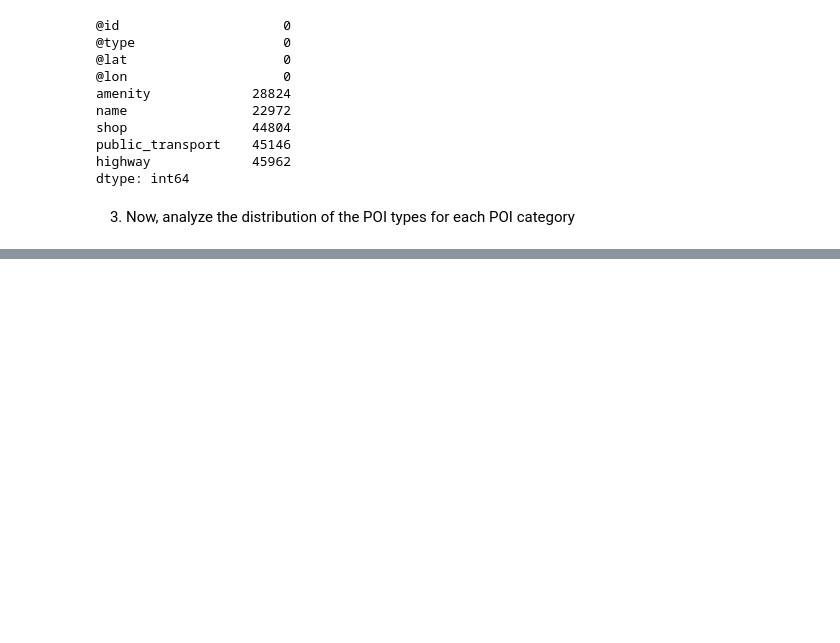
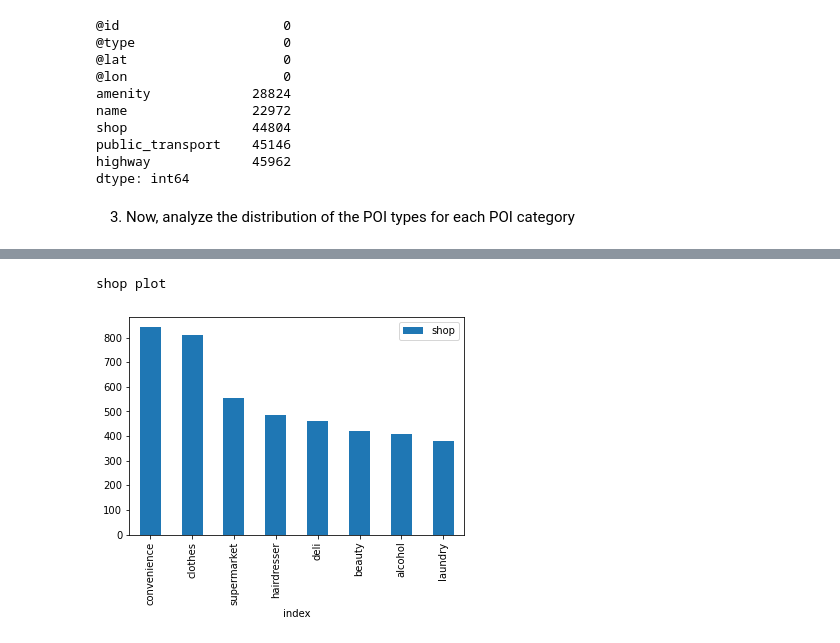
Before and after one commit to Edoch94/data-science-lab-1, a Jupyter notebook: MyRepo/Lab5/Lab5.ipynb, the cells around one changed output, grey strips where cells are left out. Drawn from its saved outputs; the diff is of its cells as text; code cells hidden in the pictures; blank space fills up the shorter version.

```diff
--- a/MyRepo/Lab5/Lab5.ipynb
+++ b/MyRepo/Lab5/Lab5.ipynb
@@ -140,0 +118,5 @@ a
+# %%
+shop_freq_fltrd = plot_frequency_with_threshold(data_IN, 'shop', thr=0.04)
+# %% [output]
+shop plot
+[figure, added]
```
Also changed, not shown: parts of 17 cells of this notebook, 6 other files.
